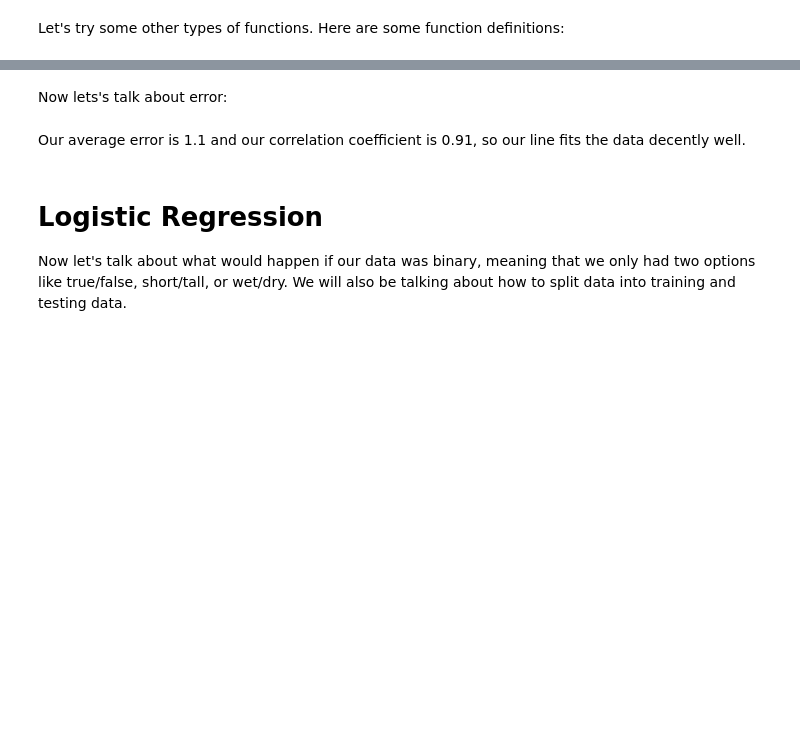
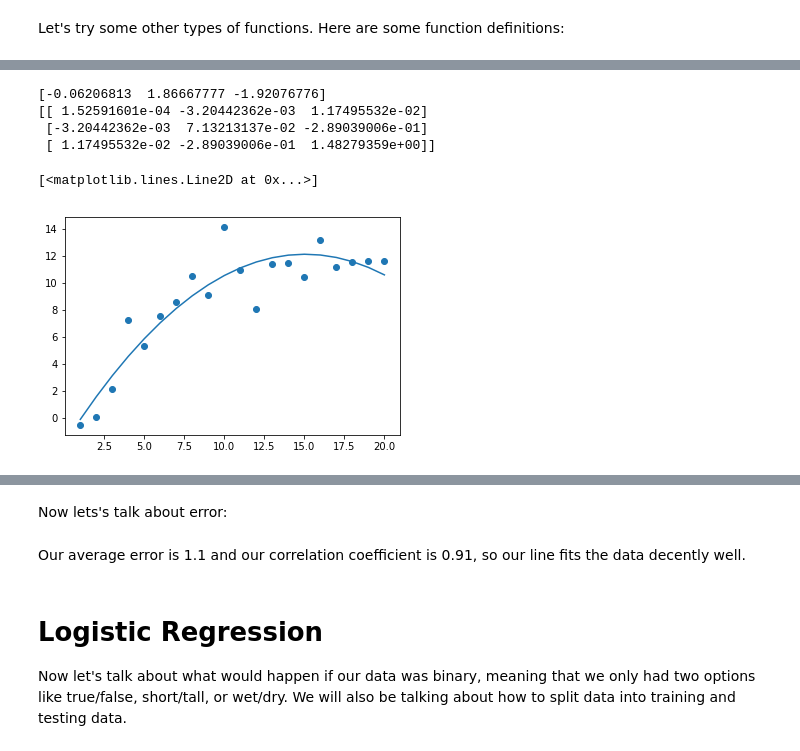
Before and after one commit to UWStemSubML2022/Regression, a Jupyter notebook: Regression.ipynb, the cells around one changed output, grey strips where cells are left out. Saved outputs shown, nothing was run; the diff lists cells and outputs as text; code cells hidden in the pictures; blank space fills up the shorter version.

```diff
--- a/Regression.ipynb
+++ b/Regression.ipynb
@@ -168,0 +181,18 @@ def log_line(x, a, b, c):
+# %%
+# run the curve_fit function using our quadratic line function
+opt, cov = curve_fit(quadratic_line, x, y)
+
+# print the output of curve_fit
+print(opt)
+print(cov)
+
+# plot the (x, y) data points and the quadratic fit line
+plt.scatter(x,y)
+plt.plot(x, quadratic_line(x, opt[0], opt[1], opt[2]))
+# %% [output]
+[-0.06206813  1.86667777 -1.92076776]
+[[ 1.52591601e-04 -3.20442362e-03  1.17495532e-02]
+ [-3.20442362e-03  7.13213137e-02 -2.89039006e-01]
+ [ 1.17495532e-02 -2.89039006e-01  1.48279359e+00]]
+[<matplotlib.lines.Line2D at 0x...>]
+[figure, added]
```
Also changed, not shown: parts of 15 cells of this notebook.
